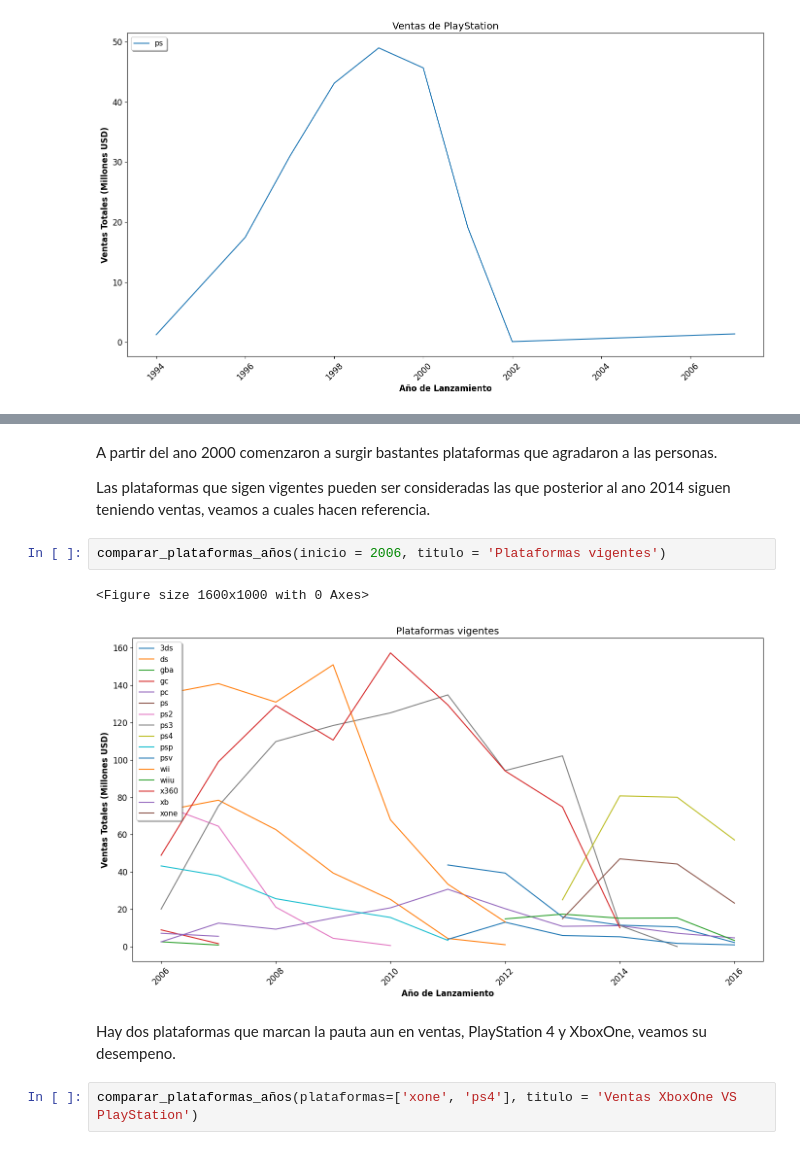
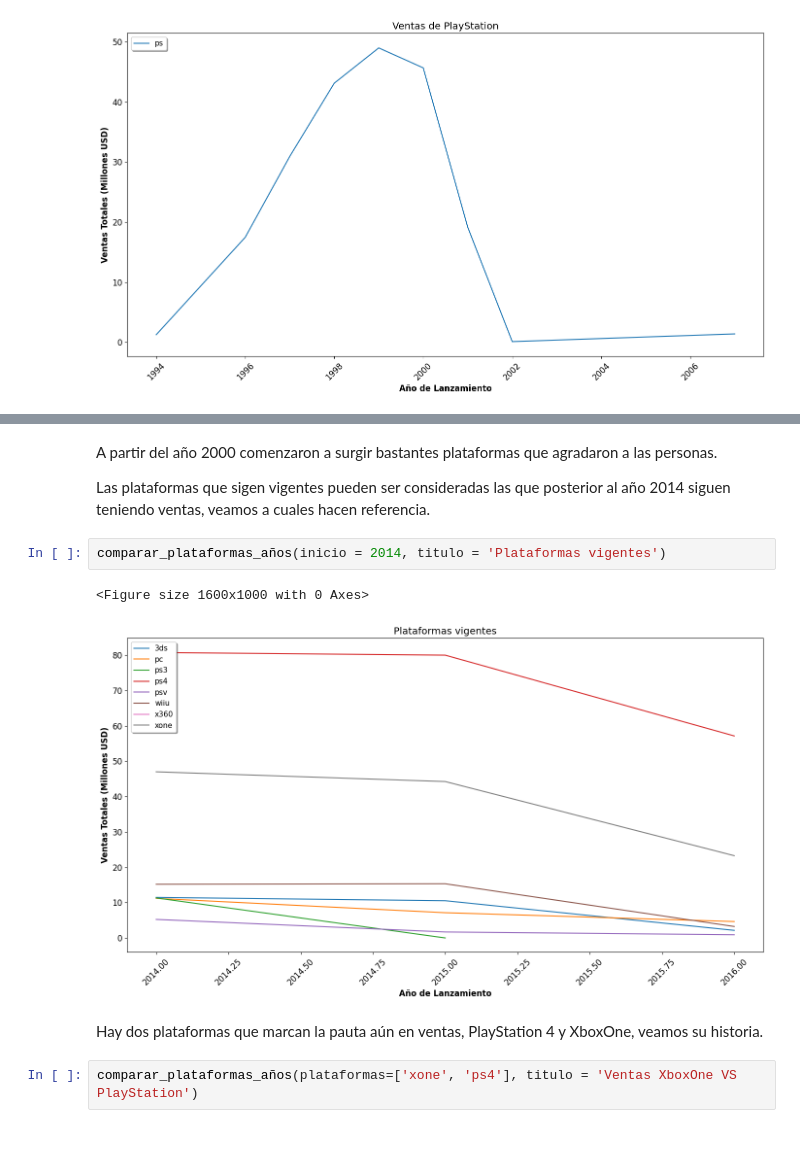
Before and after one commit to ma280113/TripleTen, a Jupyter notebook: strint_6_proyect/notebook.ipynb, the cells around one changed output, grey strips where cells are left out. Saved outputs shown, nothing was run; the diff lists cells and outputs as text.

```diff
--- a/strint_6_proyect/notebook.ipynb
+++ b/strint_6_proyect/notebook.ipynb
@@ -616,16 +616,16 @@ comparar_plataformas_años(inicio = 2000, titulo = 'Ventas por plataforma a part
 <Figure size 1600x1000 with 0 Axes>
 [figure]
 # %% [markdown]
-A partir del ano 2000 comenzaron a surgir bastantes plataformas que agradaron a las personas.
+A partir del año 2000 comenzaron a surgir bastantes plataformas que agradaron a las personas.
 
-Las plataformas que sigen vigentes pueden ser consideradas las que posterior al ano 2014 siguen teniendo ventas, veamos a cuales hacen referencia.
+Las plataformas que sigen vigentes pueden ser consideradas las que posterior al año 2014 siguen teniendo ventas, veamos a cuales hacen referencia.
 # %%
-comparar_plataformas_años(inicio = 2006, titulo = 'Plataformas vigentes')
+comparar_plataformas_años(inicio = 2014, titulo = 'Plataformas vigentes')
 # %% [output]
 <Figure size 1600x1000 with 0 Axes>
-[figure, old version]
+[figure, new version]
 # %% [markdown]
-Hay dos plataformas que marcan la pauta aun en ventas, PlayStation 4 y XboxOne, veamos su desempeno.
+Hay dos plataformas que marcan la pauta aún en ventas, PlayStation 4 y XboxOne, veamos su historia.
 # %%
 comparar_plataformas_años(plataformas=['xone', 'ps4'], titulo = 'Ventas XboxOne VS PlayStation')
 # %% [output]
```
Also changed, not shown: parts of 14 cells of this notebook.
